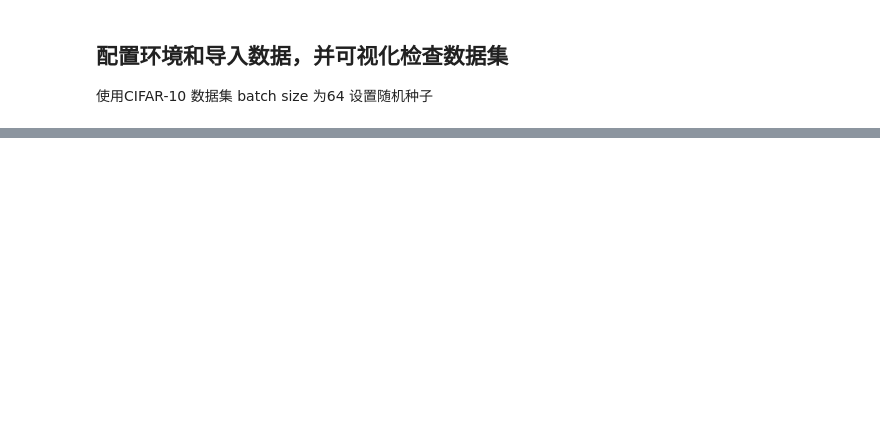
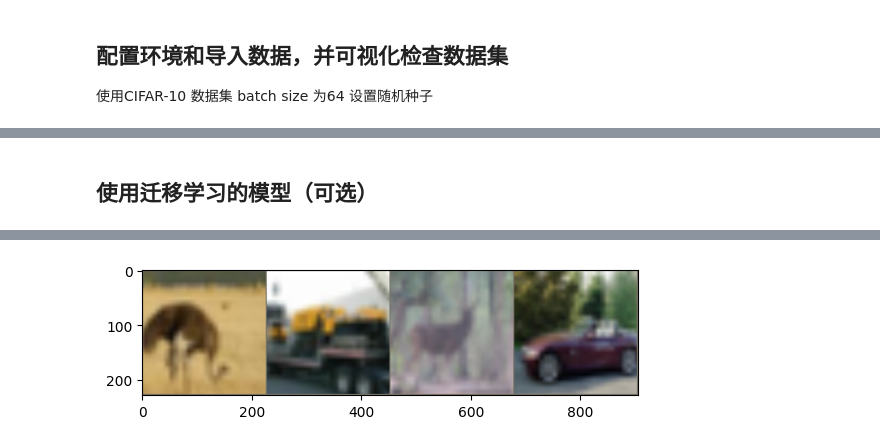
Before and after one commit to DWGqaz123/cifar10_image_classifier, a Jupyter notebook: notebooks/cifar10_training_and_evaluation.ipynb, the cells around one changed output, grey strips where cells are left out. Saved outputs shown, nothing was run; the diff lists cells and outputs as text; code cells hidden in the pictures; blank space fills up the shorter version.

Commit message:
use 'Transfer Learning' to introduce trained  ResNet18

```diff
--- a/notebooks/cifar10_training_and_evaluation.ipynb
+++ b/notebooks/cifar10_training_and_evaluation.ipynb
@@ -132,0 +118,75 @@ Accuracy of loaded Simple CNN model on test images: 85.44%
+# %% [markdown]
+## 使用迁移学习的模型（可选）
+# %%
+# 迁移学习部分
+# 可视化函数 (需要更新以适应 ImageNet 的标准化)
+def imshow_transfer_learning(img):
+    # ImageNet 的均值和标准差 (用于反标准化)
+    imagenet_mean = np.array([0.485, 0.456, 0.406])
+    imagenet_std = np.array([0.229, 0.224, 0.225])
+    img = img.numpy().transpose((1, 2, 0)) # 将(C, H, W)变为(H, W, C)
+    img = imagenet_std * img + imagenet_mean # 反标准化
+    img = np.clip(img, 0, 1) # 将像素值裁剪到[0,1]
+    plt.imshow(img)
+    plt.show()
+
+print("\n--- 迁移学习模型训练 ---")
+# 1. 数据加载 (使用新的数据加载函数)
+batch_size = 64
+data_root = '../data' # 数据集将下载到项目根目录下的 data 文件夹
+transfer_train_loader, transfer_test_loader, transfer_classes = \
+    get_cifar10_dataloaders_for_transfer_learning(batch_size=batch_size, data_root=data_root)
+
+print(f"\nTransfer Learning Training data loaded: {len(transfer_train_loader.dataset)} samples, {len(transfer_train_loader)} batches.")
+print(f"Transfer Learning Test data loaded: {len(transfer_test_loader.dataset)} samples, {len(transfer_test_loader)} batches.")
+print(f"Number of classes: {len(transfer_classes)}")
+
+# 获取一个随机批次并显示 (确认图像尺寸已变大)
+dataiter_tl = iter(transfer_train_loader)
+images_tl, labels_tl = next(dataiter_tl)
+print(f"Image batch shape after resize for Transfer Learning: {images_tl.shape}") # 应该看到 (64, 3, 224, 224)
+print(' '.join(f'{transfer_classes[labels_tl[j]]:5s}' for j in range(4)))
+imshow_transfer_learning(torchvision.utils.make_grid(images_tl[:4]))
+
+
+# 2. 模型实例化 (使用 ResNetTransferModel)
+# num_classes 应该与 CIFAR-10 的类别数匹配
+transfer_model = ResNetTransferModel(num_classes=len(transfer_classes), freeze_features=False) # 不冻结特征层，进行微调
+transfer_model = transfer_model.to(device)
+
+print("\nResNet18 Transfer Model Structure:")
+print(transfer_model) # 打印整个模型结构，会比较长
+
+
+# 3. 损失函数和优化器
+criterion_tl = nn.CrossEntropyLoss()
+
+# 迁移学习通常使用较小的学习率
+initial_learning_rate_tl = 0.0001 # 比 0.001 小一个数量级
+optimizer_tl = optim.Adam(transfer_model.parameters(), lr=initial_learning_rate_tl, weight_decay=1e-5) # 保持最佳的 weight_decay
+
+# 学习率调度器 (StepLR)
+# 迁移学习收敛较快，调度器步长和幅度可能需要调整
+step_size_tl = 10 # 每10个Epoch衰减
+gamma_tl = 0.5 # 衰减到0.5，比0.7衰减快一点，因为初始学习率更小了
+scheduler_tl = optim.lr_scheduler.StepLR(optimizer_tl, step_size=step_size_tl, gamma=gamma_tl)
+
+# 4. 训练循环
+num_epochs_tl = 20 # 迁移学习通常不需要很多 Epoch 就能达到好效果，先从 20 开始尝试
+
+train_model(transfer_model, transfer_train_loader, criterion_tl, optimizer_tl, num_epochs_tl, device, scheduler_tl)
+
+# 5. 评估循环
+final_accuracy_tl = evaluate_model(transfer_model, transfer_test_loader, device, transfer_classes)
+
+# 6. 模型保存与加载
+PATH_RESNET_TRANSFER = '../cifar10_resnet18_transfer.pth'
+save_model(transfer_model, PATH_RESNET_TRANSFER)
+
+# 加载模型：需要先实例化模型类，然后加载 state_dict
+# 这里需要重新构建 ResNetTransferModel 实例，确保结构匹配
+loaded_transfer_model = ResNetTransferModel(num_classes=len(transfer_classes), freeze_features=False)
+loaded_transfer_model = load_model(lambda: loaded_transfer_model, PATH_RESNET_TRANSFER, device) # 这里的lambda包装是为了匹配load_model的期望
+
+print(f"Accuracy of loaded ResNet18 Transfer model on test images: {evaluate_model(loaded_transfer_model, transfer_test_loader, device, transfer_classes):.2f}%")
+# %% [output]
@@ -132,0 +200 @@ Accuracy of loaded Simple CNN model on test images: 85.44%
+[figure, added]
```
Also changed, not shown: parts of 8 cells of this notebook, 13 other files.
